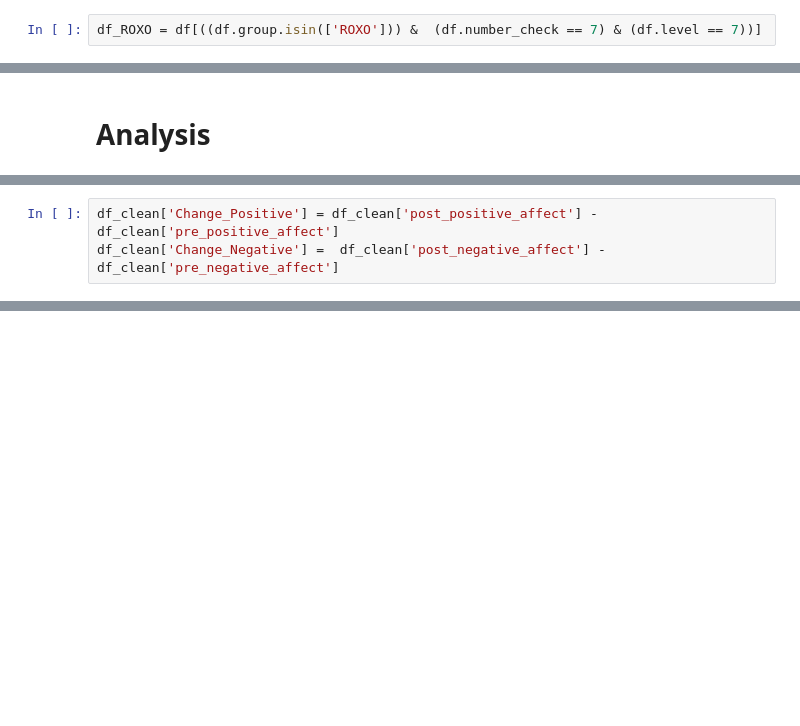
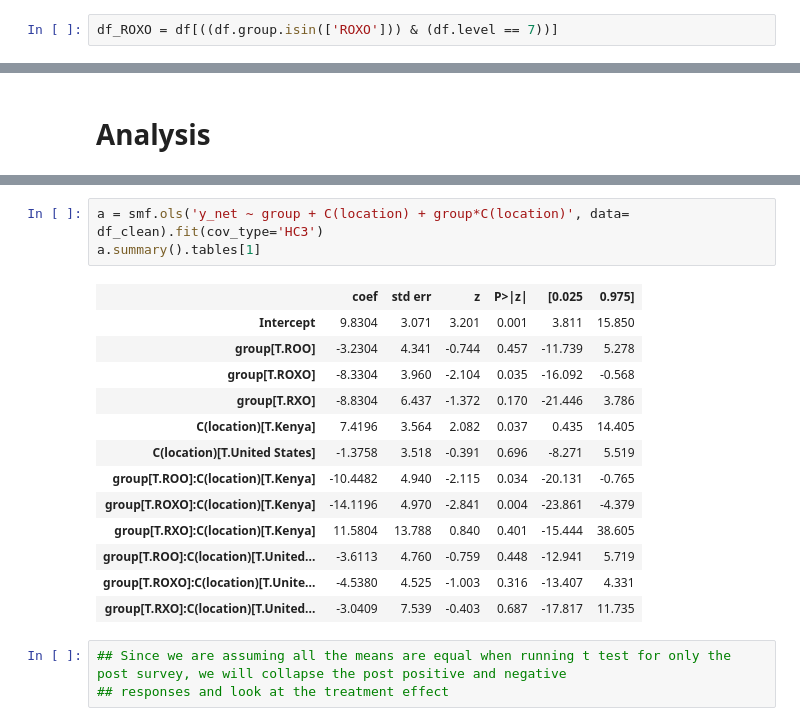
Before and after one commit to mevey/ExperimentsProject, a Jupyter notebook: Final_Data_Analysis/Analytics.ipynb, the cells around one changed output, grey strips where cells are left out. Saved outputs shown, nothing was run; the diff lists cells and outputs as text; blank space fills up the shorter version.

```diff
--- a/Final_Data_Analysis/Analytics.ipynb
+++ b/Final_Data_Analysis/Analytics.ipynb
@@ -74,5 +105,5 @@ Notes:
 # %% [markdown]
 ### 1
 # %%
-df_ROXO = df[((df.group.isin(['ROXO'])) &  (df.number_check == 7) & (df.level == 7))]
+df_ROXO = df[((df.group.isin(['ROXO'])) & (df.level == 7))]
 # %%
@@ -100,3 +166,0 @@ df_clean.groupby('group')['pre_positive_affect','pre_negative_affect', 'post_pos
-# %%
-df_clean['Change_Positive'] = df_clean['post_positive_affect'] - df_clean['pre_positive_affect']
-df_clean['Change_Negative'] =  df_clean['post_negative_affect'] - df_clean['pre_negative_affect']
@@ -121,0 +223,20 @@ df_clean.head()
+# %%
+a = smf.ols('y_net ~ group + C(location) + group*C(location)', data= df_clean).fit(cov_type='HC3')
+a.summary().tables[1]
+# %% [output]
+|  | coef | std err | z | P>|z| | [0.025 | 0.975] |
+| Intercept | 9.8304 | 3.071 | 3.201 | 0.001 | 3.811 | 15.850 |
+| group[T.ROO] | -3.2304 | 4.341 | -0.744 | 0.457 | -11.739 | 5.278 |
+| group[T.ROXO] | -8.3304 | 3.960 | -2.104 | 0.035 | -16.092 | -0.568 |
+| group[T.RXO] | -8.8304 | 6.437 | -1.372 | 0.170 | -21.446 | 3.786 |
+| C(location)[T.Kenya] | 7.4196 | 3.564 | 2.082 | 0.037 | 0.435 | 14.405 |
+| C(location)[T.United States] | -1.3758 | 3.518 | -0.391 | 0.696 | -8.271 | 5.519 |
+| group[T.ROO]:C(location)[T.Kenya] | -10.4482 | 4.940 | -2.115 | 0.034 | -20.131 | -0.765 |
+| group[T.ROXO]:C(location)[T.Kenya] | -14.1196 | 4.970 | -2.841 | 0.004 | -23.861 | -4.379 |
+| group[T.RXO]:C(location)[T.Kenya] | 11.5804 | 13.788 | 0.840 | 0.401 | -15.444 | 38.605 |
+| group[T.ROO]:C(location)[T.United... | -3.6113 | 4.760 | -0.759 | 0.448 | -12.941 | 5.719 |
+| group[T.ROXO]:C(location)[T.Unite... | -4.5380 | 4.525 | -1.003 | 0.316 | -13.407 | 4.331 |
+| group[T.RXO]:C(location)[T.United... | -3.0409 | 7.539 | -0.403 | 0.687 | -17.817 | 11.735 |
+# %%
+## Since we are assuming all the means are equal when running t test for only the post survey, we will collapse the post positive and negative
+## responses and look at the treatment effect
```
Also changed, not shown: parts of 38 cells of this notebook.
